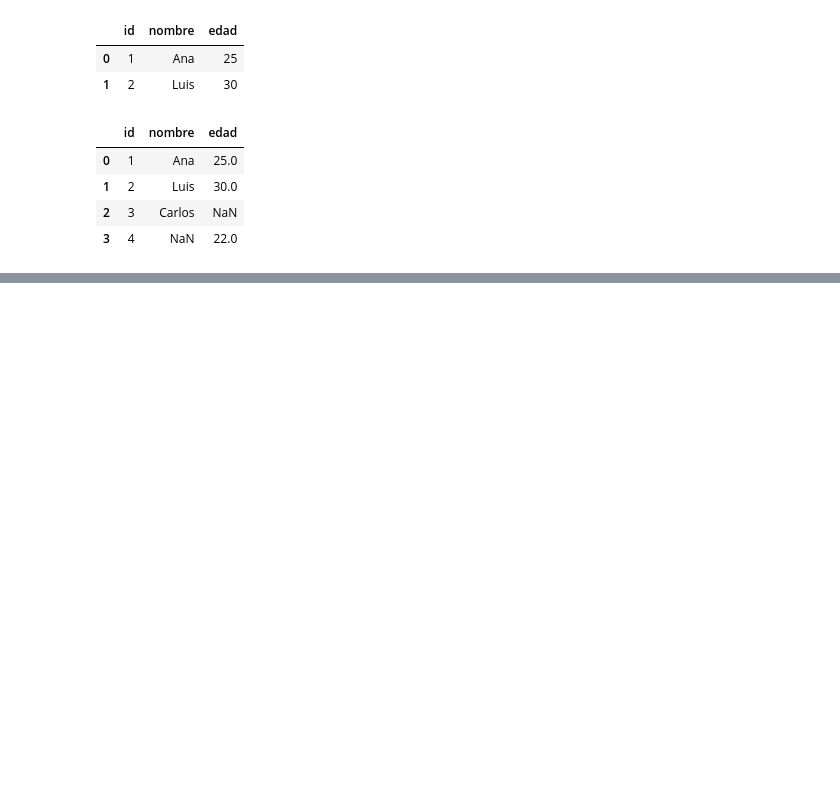
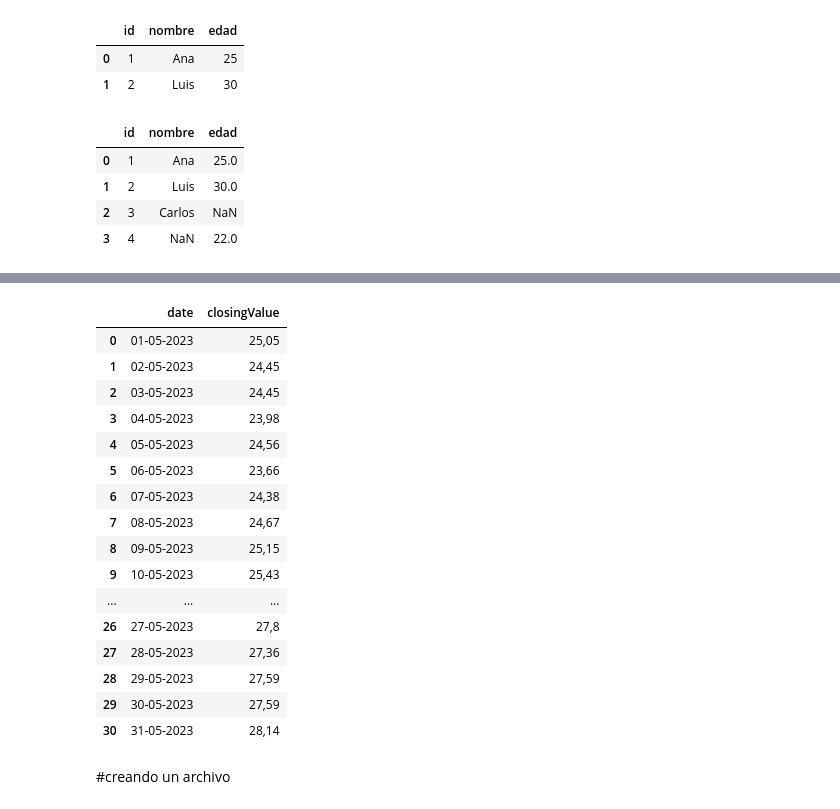
Before and after one commit to MyAppsTest/ciencia_datos_udemy_fg, a Jupyter notebook: CienciaDeDatos_con_Federico.ipynb, the cells around one changed output, grey strips where cells are left out. Saved outputs shown, nothing was run; the diff lists cells and outputs as text; code cells hidden in the pictures; blank space fills up the shorter version.

```diff
--- a/CienciaDeDatos_con_Federico.ipynb
+++ b/CienciaDeDatos_con_Federico.ipynb
@@ -645,0 +958,22 @@ df_combinado
+# %%
+df2
+# %% [output]
+|  | date | closingValue |
+| 0 | 01-05-2023 | 25,05 |
+| 1 | 02-05-2023 | 24,45 |
+| 2 | 03-05-2023 | 24,45 |
+| 3 | 04-05-2023 | 23,98 |
+| 4 | 05-05-2023 | 24,56 |
+| 5 | 06-05-2023 | 23,66 |
+| 6 | 07-05-2023 | 24,38 |
+| 7 | 08-05-2023 | 24,67 |
+| 8 | 09-05-2023 | 25,15 |
+| 9 | 10-05-2023 | 25,43 |
+| ... | ... | ... |
+| 26 | 27-05-2023 | 27,8 |
+| 27 | 28-05-2023 | 27,36 |
+| 28 | 29-05-2023 | 27,59 |
+| 29 | 30-05-2023 | 27,59 |
+| 30 | 31-05-2023 | 28,14 |
+# %% [markdown]
+#creando un archivo
```
Also changed, not shown: parts of 62 cells of this notebook.
